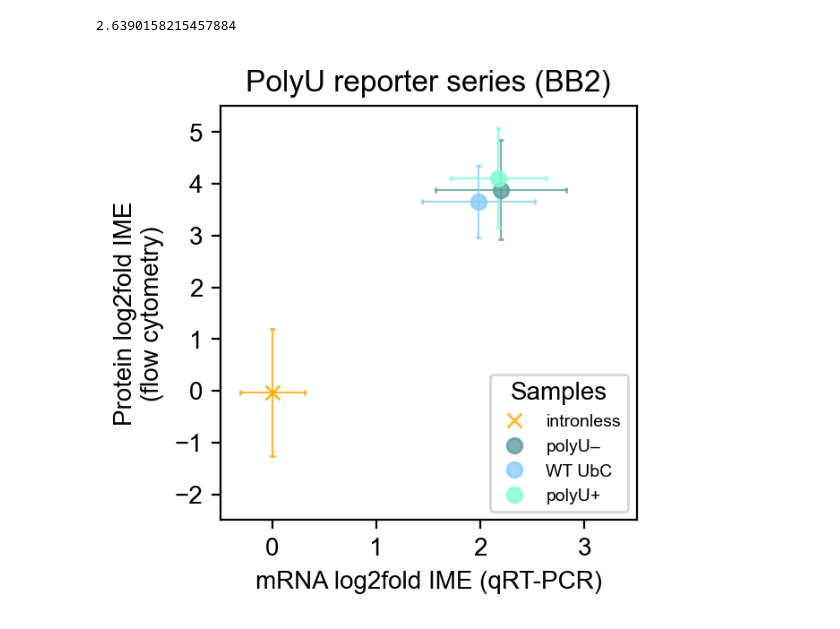
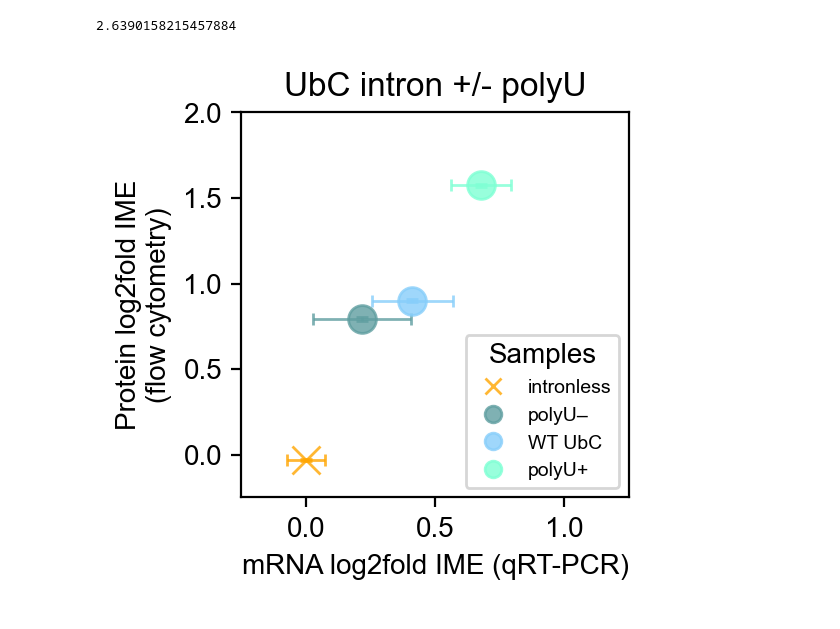
Before and after one commit to ejkk0/IME, a Jupyter notebook: Notebooks/08 Individual reporter qPCR + FACS.ipynb, the cells around one changed output. Saved outputs shown, nothing was run; the diff lists cells and outputs as text; code cells hidden in the pictures.

```diff
--- a/Notebooks/08 Individual reporter qPCR + FACS.ipynb
+++ b/Notebooks/08 Individual reporter qPCR + FACS.ipynb
@@ -367,14 +369,15 @@ samplecolors=['orange',#'goldenrod',
 samplemarkers=['x']*2+['o']*7+['^']*3+['v']*3
 
 
-# Create the scatter plot with error bars
+# Create the scatter plot with STD error bars
 plt.figure(figsize=(3, 3))
 legend_elements = []
 for i, row in df.iterrows():
     plt.errorbar(
         x=row['qPCR_mean'], y=row['flow_mean'],
-        xerr=row['qPCR_std'], yerr=row['flow_std'],
-        fmt=samplemarkers[i], capsize=1, linewidth=0.75,
+        xerr=row['qPCR_sem'], yerr=row['flow_sem'],
+        fmt=samplemarkers[i], capsize=2, linewidth=1,
+        markersize=10,
         color=samplecolors[i], alpha=0.6
     )
     if i in [7,8]:
@@ -388,13 +391,18 @@ for i, row in df.iterrows():
                                   label=samplenames[i]))
 
 plt.xlabel('mRNA log2fold IME (qRT-PCR)')
-plt.ylabel('Protein log2fold IME\n(flow cytometry)')
+plt.ylabel('Protein log2fold IME (flow cytometry)')
+plt.xticks([0,1,2,3,4])
 
 plt.axhline(np.log2(8.93), c='grey',alpha=0.5, linewidth=1, linestyle='--')
 plt.axvline(np.log2(8.44), c='grey',alpha=0.5, linewidth=1, linestyle='--')
 #plt.title('Validation of cloned individual random introns')
 
 plt.ylim(-0.5, 4.5)
-plt.legend(title='Samples',handles=legend_elements, fontsize=7, bbox_to_anchor=(1,0.96))
+plt.legend(title='Samples',handles=legend_elements, fontsize=7.5, ncol=2,
+           #bbox_to_anchor=(1,1),
+          loc=4
+          )
+plt.savefig('figures/Fig5E.png', dpi=900, bbox_inches='tight')
 plt.show()
 # %% [output]
@@ -544,7 +552,7 @@ BB1_polyU_FACS = {}
 samples = ['A2','GFP-','dTom-','intronless', 'polyU-', 'WT', 'polyU+']
 
 for i, sample in enumerate(samples):
-    HEKpath = f'../../FACS/2022/May 2022/HEK-polyU-repeat-txf/Specimen_001_293-{sample}_00{i+1}.fcs'
+    HEKpath = f'/Users/emmakowal/Dropbox (MIT)/Lab/FACS/2022/May 2022/HEK-polyU-repeat-txf/Specimen_001_293-{sample}_00{i+1}.fcs'
     BB1_polyU_FACS[sample] = fcs_to_list_with_dTom(HEKpath)
 # %%
 df = pd.DataFrame.from_dict(BB1_polyU_FACS, orient='index', columns = ['GFP','dTomato'])
@@ -713,16 +721,16 @@ plt.show()
 # %%
 # Convert data to format for plotting
 
-samples2plot = ['pEK24', 'pEK25','pEK26','pEK27']
-
-samplenames=['intronless','polyU–','WT UbC','polyU+',]
+samples2plot = ['intronless','polyU-','WT','polyU+',]
 
 data = {
     'Sample': samples2plot,
-    'qPCR_mean': [np.mean(qPCR_data.GFP2dTom[qPCR_data.sample_type==s]) for s in samples2plot],
-    'qPCR_std': [np.std(qPCR_data.GFP2dTom[qPCR_data.sample_type==s]) for s in samples2plot],
-    'flow_mean': [np.mean(np.ma.masked_invalid(flow_data.GFP2dTom[flow_data.sample_type==s])) for s in samples2plot],
-    'flow_std': [np.std(np.ma.masked_invalid(flow_data.GFP2dTom[flow_data.sample_type==s])) for s in samples2plot]
+    'qPCR_mean': [np.mean(polyU2_to_plot.GFP2dTom[polyU2_to_plot.sample_type==s]) for s in samples2plot],
+    'qPCR_std': [np.std(polyU2_to_plot.GFP2dTom[polyU2_to_plot.sample_type==s]) for s in samples2plot],
+    'qPCR_sem': [sp.stats.sem(polyU2_to_plot.GFP2dTom[polyU2_to_plot.sample_type==s]) for s in samples2plot],
+    'flow_mean': [np.mean(np.ma.masked_invalid(norm_df_subset_to_plot.GFP2dTom[norm_df_subset_to_plot.sample_type==s])) for s in samples2plot],
+    'flow_std': [np.std(np.ma.masked_invalid(norm_df_subset_to_plot.GFP2dTom[norm_df_subset_to_plot.sample_type==s])) for s in samples2plot],
+    'flow_sem': [sp.stats.sem(np.ma.masked_invalid(norm_df_subset_to_plot.GFP2dTom[norm_df_subset_to_plot.sample_type==s])) for s in samples2plot]
 }
 df = pd.DataFrame(data)
 
@@ -734,39 +742,41 @@ samplecolors=['orange',
 samplemarkers=['x']+['o']*3
 
 
-# Create the scatter plot with error bars
-plt.figure(figsize=(3, 3))
+# Create the scatter plot with SEM error bars
+plt.figure(figsize=(2.5, 2.5))
 legend_elements = []
 for i, row in df.iterrows():
     plt.errorbar(
         x=row['qPCR_mean'], y=row['flow_mean'],
-        xerr=row['qPCR_std'], yerr=row['flow_std'],
-        fmt=samplemarkers[i], capsize=1, linewidth=0.75,
+        xerr=row['qPCR_sem'], yerr=row['flow_sem'],
+        markersize=10,
+        fmt=samplemarkers[i], capsize=2, linewidth=1,
         color=samplecolors[i], alpha=0.8
     )
     if i in [7,8]:
         continue
     legend_elements.append(Line2D([0],[0],
                                   marker=samplemarkers[i],
                                   markerfacecolor=samplecolors[i],
                                   markeredgecolor=samplecolors[i],
                                   alpha=0.8,
                                   linewidth=0,
                                   label=samplenames[i]))
 
 plt.xlabel('mRNA log2fold IME (qRT-PCR)')
 plt.ylabel('Protein log2fold IME\n(flow cytometry)')
-plt.title('PolyU reporter series (BB2)')
+plt.title('UbC intron +/- polyU')
 
 #axl = plt.axhline(np.log2(8.93), c='grey',alpha=0.5, linewidth=1, linestyle='--',
 #           label='random\nlibrary\nmean')
 #legend_elements.append(axl)
 #plt.axvline(np.log2(4.97), c='grey',alpha=0.5, linewidth=1, linestyle='--')
 
-plt.ylim(-2.5, 5.5)
-plt.xlim(-0.5, 3.5)
-plt.legend(title='Samples', handles=legend_elements, fontsize=7, #bbox_to_anchor=(1,0.96)
+plt.ylim(-0.25, 2)
+plt.xlim(-0.25, 1.25)
+plt.legend(title='Samples',handles=legend_elements, fontsize=7, #bbox_to_anchor=(1,0.96)
           loc='lower right')
+plt.savefig('figures/fig7G.png', dpi=900, bbox_inches='tight')
 plt.show()
 # %% [output]
-[figure, old version]
+[figure, new version]
```
Also changed, not shown: parts of 6 cells of this notebook, 10 other files.
